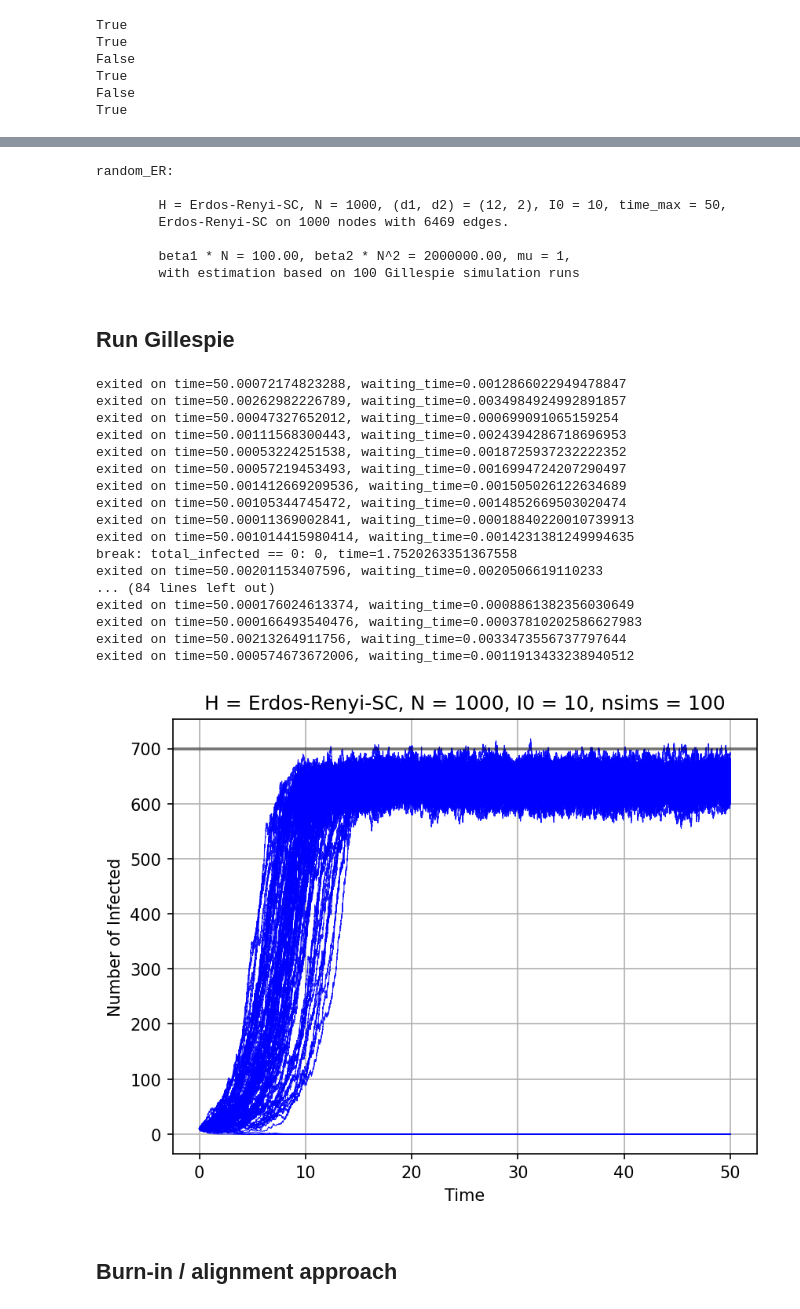
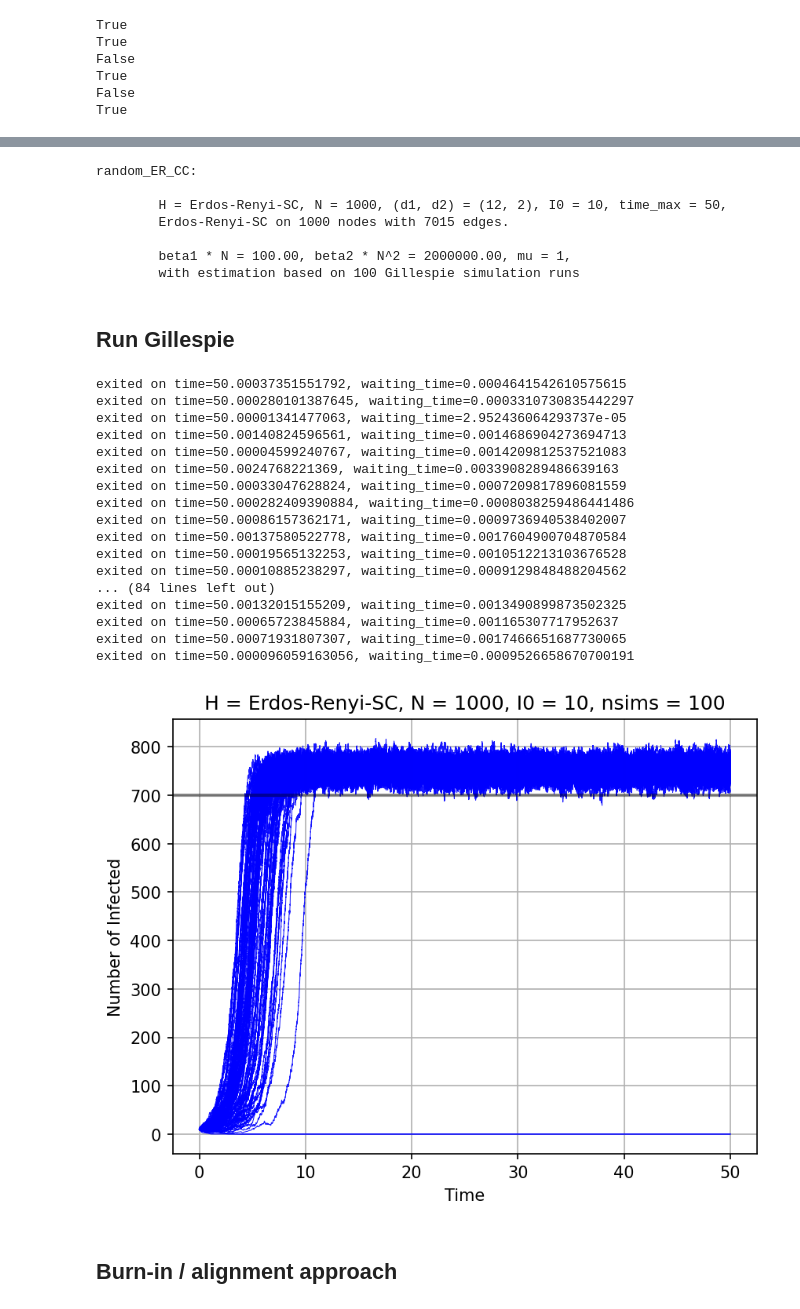
Before and after one commit to markolalovic/higher-order-contagion, a Jupyter notebook: notebooks/E-R-rates-SC-7.ipynb, the cells around one changed output, grey strips where cells are left out. Saved outputs shown, nothing was run; the diff lists cells and outputs as text; code cells hidden in the pictures.

```diff
--- a/notebooks/E-R-rates-SC-7.ipynb
+++ b/notebooks/E-R-rates-SC-7.ipynb
@@ -56,0 +127,26 @@ g.summary()
+# %%
+empty_triangles_found = []
+# go over all possible 3-cliques based on node_list
+for i_idx, node_i in enumerate(node_list):
+    # consider j > i and k > j to avoid duplicates
+    for j_idx in range(i_idx + 1, len(node_list)):
+        node_j = node_list[j_idx]
+        # check if edge {i, j} exists
+        edge_ij = tuple(sorted((node_i, node_j)))
+        if edge_ij not in edge_set:
+            continue # not even a path i, j
+        for k_idx in range(j_idx + 1, len(node_list)):
+            node_k = node_list[k_idx]
+            # check if unique triple forms a 3-clique
+            edge_ik = tuple(sorted((node_i, node_k)))
+            edge_jk = tuple(sorted((node_j, node_k)))
+            # all pairwise edges exist
+            is_3_clique = (edge_ij in edge_set and
+                            edge_ik in edge_set and
+                            edge_jk in edge_set)
+            if is_3_clique:
+                # now check if it is a "full triangle"
+                potential_empty_triangle = tuple(sorted((node_i, node_j, node_k)))
+                if potential_empty_triangle not in triangle_set:
+                    empty_triangles_found.append(potential_empty_triangle)
+empty_triangles_found
@@ -56,0 +175,3 @@ g.summary()
+# %%
+all_edges = g.edges + empty_triangles_found
+len(all_edges)
@@ -56,0 +180,2 @@ g.summary()
+# %%
+g.set_edges(all_edges)
@@ -57,5 +191,5 @@ g.summary()
 # %%
-test_name = "random_ER"
+test_name = "random_ER_CC"
 
 I0 = 10
 nsims = 100 # TODO: test with 500
@@ -84,10 +218,10 @@ g.print()
 print(f"\tbeta1 * N = {beta1 * N:.2f}, beta2 * N^2 = {beta2 * (N**2):.2f}, mu = {mu},")
 print(f"\twith estimation based on {nsims} Gillespie simulation runs\n")
 # %% [output]
-random_ER:
+random_ER_CC:
 
         H = Erdos-Renyi-SC, N = 1000, (d1, d2) = (12, 2), I0 = 10, time_max = 50,
-        Erdos-Renyi-SC on 1000 nodes with 6469 edges.
+        Erdos-Renyi-SC on 1000 nodes with 7015 edges.
 
         beta1 * N = 100.00, beta2 * N^2 = 2000000.00, mu = 1,
         with estimation based on 100 Gillespie simulation runs
@@ -95,7 +229,7 @@ random_ER:
 ## Run Gillespie
 # %%
 ## --- Run Gillespie ---
-run_gillespie_simulations = True
+run_gillespie_simulations = False
 
 I0_gillespie = I0 # TODO: go over the range when necessary
 nodes = list(g.nodes.keys())
@@ -107,49 +241,51 @@ if run_gillespie_simulations:
         X_t = gillespie_sim(g, beta1, beta2, mu, initial_infections, time_max)
         X_sims.append(X_t)
 
     # save the simulation results
     sim_results = {f'sim_{i}': X_sims[i] for i in range(nsims)}
     np.savez_compressed(f'../results/gillespie-sims_{test_name}_I0={I0}.npz', **sim_results)
 else:
     # load simulation results
     sim_results = np.load(f'../results/gillespie-sims_{test_name}_I0={I0}.npz', allow_pickle=True)
     X_sims = [sim_results[f'sim_{i}'] for i in range(nsims)]
 
 # plot X_t curves in gray and average curve in red
 fig = plt.figure(dpi=150) # set DPI
 ax  = plt.subplot()
 
 for X_t in X_sims:
     ax.plot(X_t[0], X_t[2], c="blue", alpha=0.9, linewidth=0.5, rasterized=True)
 
 plt.axhline(y=int(0.7 * N), color='black', lw=2, alpha=0.4, linestyle='-')
 
+avg_curve, times = get_average(X_sims, time_max, len(X_sims), delta_t = 0.01)
+
 plt.xlabel("Time")
 plt.ylabel("Number of Infected")
 plt.grid(True)
 plt.title(f"H = {g.name}, N = {N}, I0 = {I0}, nsims = {nsims}")
 plt.savefig(f"../figures/estimation/{test_name}/gillespie-sims-I0=10.pdf",
             format='pdf', bbox_inches='tight')
 plt.show()
 plt.close(fig) # free up memory
 # %% [output]
-exited on time=50.00072174823288, waiting_time=0.0012866022949478847
-exited on time=50.00262982226789, waiting_time=0.0034984924992891857
-exited on time=50.00047327652012, waiting_time=0.000699091065159254
-exited on time=50.00111568300443, waiting_time=0.0024394286718696953
-exited on time=50.00053224251538, waiting_time=0.0018725937232222352
-exited on time=50.00057219453493, waiting_time=0.0016994724207290497
-exited on time=50.001412669209536, waiting_time=0.001505026122634689
-exited on time=50.00105344745472, waiting_time=0.0014852669503020474
-exited on time=50.00011369002841, waiting_time=0.00018840220010739913
-exited on time=50.001014415980414, waiting_time=0.0014231381249994635
-break: total_infected == 0: 0, time=1.7520263351367558
-exited on time=50.00201153407596, waiting_time=0.0020506619110233
+exited on time=50.00037351551792, waiting_time=0.0004641542610575615
+exited on time=50.000280101387645, waiting_time=0.0003310730835442297
+exited on time=50.00001341477063, waiting_time=2.952436064293737e-05
+exited on time=50.00140824596561, waiting_time=0.0014686904273694713
+exited on time=50.00004599240767, waiting_time=0.0014209812537521083
+exited on time=50.0024768221369, waiting_time=0.0033908289486639163
+exited on time=50.00033047628824, waiting_time=0.0007209817896081559
+exited on time=50.000282409390884, waiting_time=0.0008038259486441486
+exited on time=50.00086157362171, waiting_time=0.0009736940538402007
+exited on time=50.00137580522778, waiting_time=0.0017604900704870584
+exited on time=50.00019565132253, waiting_time=0.0010512213103676528
+exited on time=50.00010885238297, waiting_time=0.0009129848488204562
 ... (84 lines left out)
-exited on time=50.000176024613374, waiting_time=0.0008861382356030649
-exited on time=50.000166493540476, waiting_time=0.00037810202586627983
-exited on time=50.00213264911756, waiting_time=0.0033473556737797644
-exited on time=50.000574673672006, waiting_time=0.0011913433238940512
+exited on time=50.00132015155209, waiting_time=0.0013490899873502325
+exited on time=50.00065723845884, waiting_time=0.001165307717952637
+exited on time=50.00071931807307, waiting_time=0.0017466651687730065
+exited on time=50.000096059163056, waiting_time=0.0009526658670700191
-[figure, old version]
+[figure, new version]
 # %% [markdown]
 ## Burn-in / alignment approach
```
Also changed, not shown: parts of 24 cells of this notebook, 14 other files.
